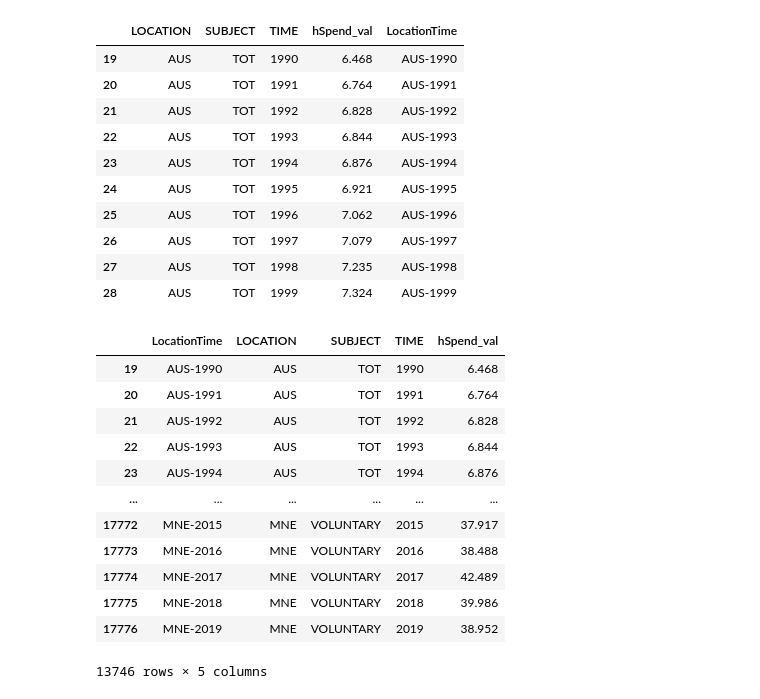
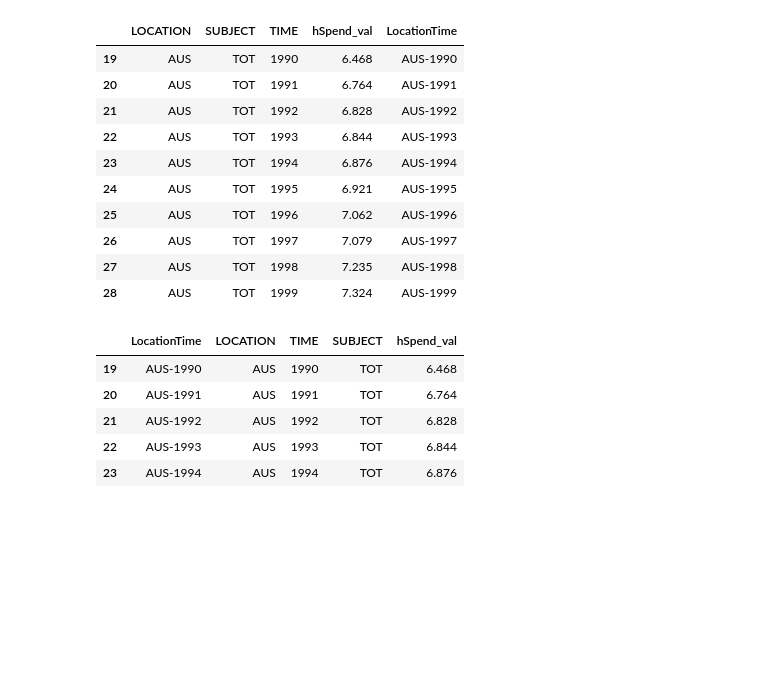
Before and after one commit to Mishauwa/Nutrition_Final_Project, a Jupyter notebook: Data_Jupyter_notebook/health_Spending.ipynb, the cells around one changed output. Saved outputs shown, nothing was run; the diff lists cells and outputs as text; code cells hidden in the pictures; blank space fills up the shorter version.

```diff
--- a/Data_Jupyter_notebook/health_Spending.ipynb
+++ b/Data_Jupyter_notebook/health_Spending.ipynb
@@ -116,21 +116,16 @@ health_spending_df.head(10)
 | 28 | AUS | TOT | 1999 | 7.324 | AUS-1999 |
 # %%
 # rearrange the cols
-health_clean_df = health_spending_df[['LocationTime', 'LOCATION', 'SUBJECT', 'TIME', 'hSpend_val']]
-health_clean_df
+health_clean_df = health_spending_df[['LocationTime', 'LOCATION','TIME', 'SUBJECT', 'hSpend_val']]
+#health_clean_df.head(10)
-# %% [output]
-|  | LocationTime | LOCATION | SUBJECT | TIME | hSpend_val |
-| 19 | AUS-1990 | AUS | TOT | 1990 | 6.468 |
-| 20 | AUS-1991 | AUS | TOT | 1991 | 6.764 |
-| 21 | AUS-1992 | AUS | TOT | 1992 | 6.828 |
-| 22 | AUS-1993 | AUS | TOT | 1993 | 6.844 |
-| 23 | AUS-1994 | AUS | TOT | 1994 | 6.876 |
-| ... | ... | ... | ... | ... | ... |
-| 17772 | MNE-2015 | MNE | VOLUNTARY | 2015 | 37.917 |
-| 17773 | MNE-2016 | MNE | VOLUNTARY | 2016 | 38.488 |
-| 17774 | MNE-2017 | MNE | VOLUNTARY | 2017 | 42.489 |
-| 17775 | MNE-2018 | MNE | VOLUNTARY | 2018 | 39.986 |
-| 17776 | MNE-2019 | MNE | VOLUNTARY | 2019 | 38.952 |
-13746 rows × 5 columns
+# %%
+health_clean_df.head()
+# %% [output]
+|  | LocationTime | LOCATION | TIME | SUBJECT | hSpend_val |
+| 19 | AUS-1990 | AUS | 1990 | TOT | 6.468 |
+| 20 | AUS-1991 | AUS | 1991 | TOT | 6.764 |
+| 21 | AUS-1992 | AUS | 1992 | TOT | 6.828 |
+| 22 | AUS-1993 | AUS | 1993 | TOT | 6.844 |
+| 23 | AUS-1994 | AUS | 1994 | TOT | 6.876 |
 # %%
 # use pivot table to get the subject col values
```
Also changed, not shown: parts of 5 cells of this notebook.
